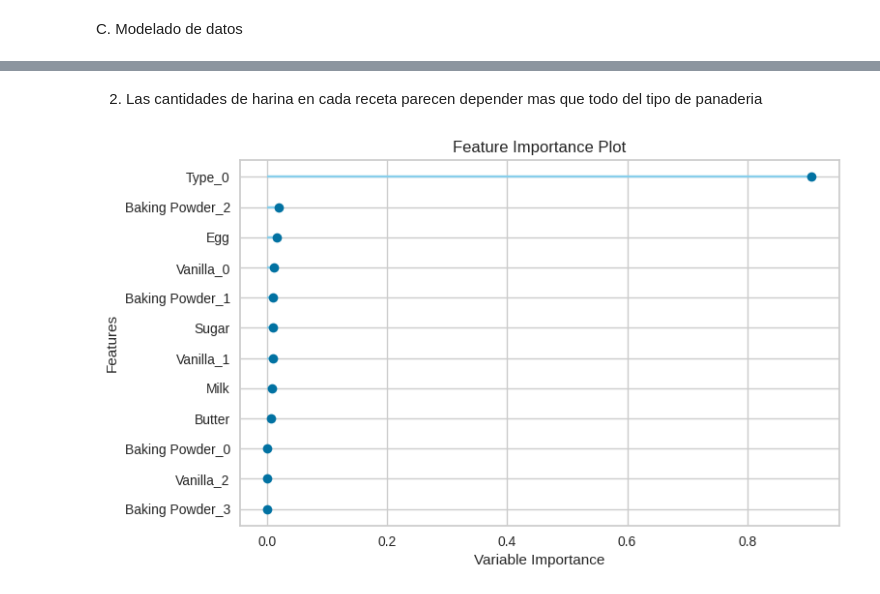
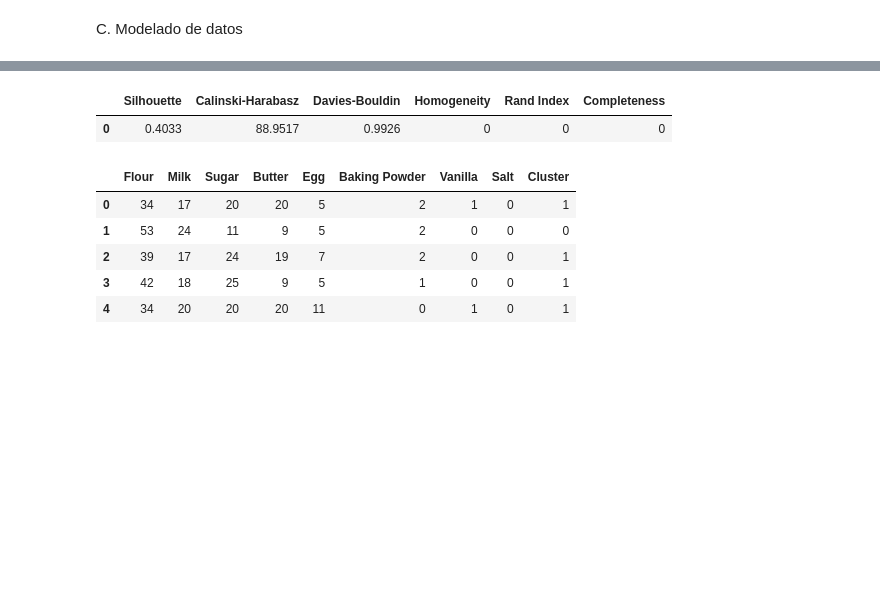
Before and after one commit to eliasalemann/UNI, a Jupyter notebook: EX3.ipynb, the cells around one changed output, grey strips where cells are left out. Drawn from its saved outputs; the diff is of its cells as text; code cells hidden in the pictures; blank space fills up the shorter version.

```diff
--- a/EX3.ipynb
+++ b/EX3.ipynb
@@ -163,6 +90,33 @@ modelo_final = finalize_model(modelo_final_ajustado)
-# %% [markdown]
-2.   Las cantidades de harina en cada receta parecen depender mas que todo del tipo de panaderia
-# %%
-plot_model(modelo_final, plot = 'feature_all')
-# %% [output]
-[figure, removed]
+# %%
+#Importando la libreria de clasificacion
+from pycaret.clustering import *
+
+#Definicion del modelo
+set_up = setup(df,
+      ignore_features = ['Salt','Vanilla','Baking Powder'],  #Se elimina por la falta de varianza o por ser categorica
+      numeric_features = ['Flour',  'Milk', 'Sugar',    'Butter',   'Egg'],  #Se modelara como una variable continua
+      categorical_features = [],
+      normalize = True,
+      silent = True)
+
+#Utilizando K-means con 2 clusters
+KM = create_model('kmeans', num_clusters= 2)
+
+#Agregando clusteres a los datos
+df1 = assign_model(KM)
+
+#Convirtiendo Cluster de texto a numerica
+from sklearn.preprocessing import LabelEncoder
+label_encoder = LabelEncoder()
+df1['Cluster'] = label_encoder.fit_transform(df1['Cluster'])
+
+df1.head()
+# %% [output]
+|  | Silhouette | Calinski-Harabasz | Davies-Bouldin | Homogeneity | Rand Index | Completeness |
+| 0 | 0.4033 | 88.9517 | 0.9926 | 0 | 0 | 0 |
+|  | Flour | Milk | Sugar | Butter | Egg | Baking Powder | Vanilla | Salt | Cluster |
+| 0 | 34 | 17 | 20 | 20 | 5 | 2 | 1 | 0 | 1 |
+| 1 | 53 | 24 | 11 | 9 | 5 | 2 | 0 | 0 | 0 |
+| 2 | 39 | 17 | 24 | 19 | 7 | 2 | 0 | 0 | 1 |
+| 3 | 42 | 18 | 25 | 9 | 5 | 1 | 0 | 0 | 1 |
+| 4 | 34 | 20 | 20 | 20 | 11 | 0 | 1 | 0 | 1 |
```
Also changed, not shown: parts of 14 cells of this notebook.
